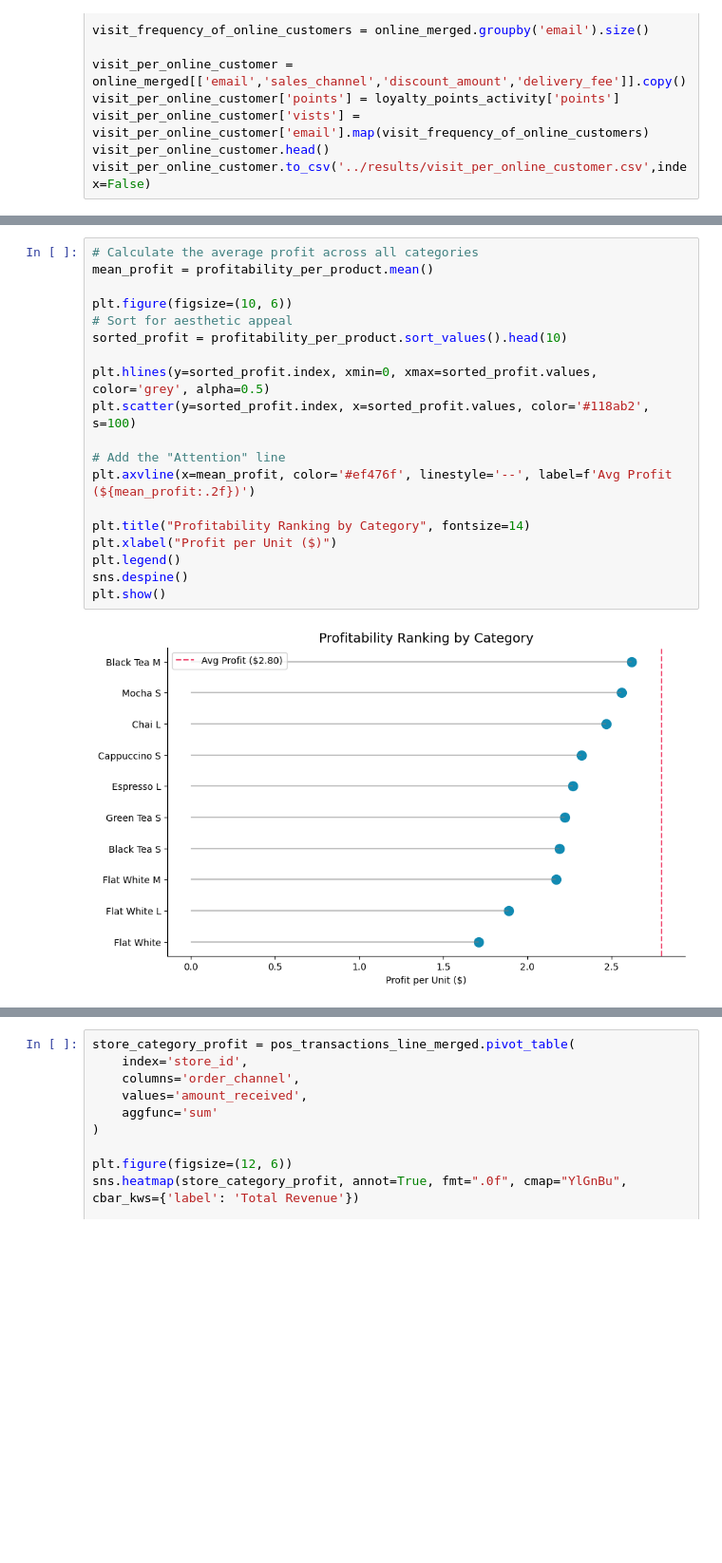
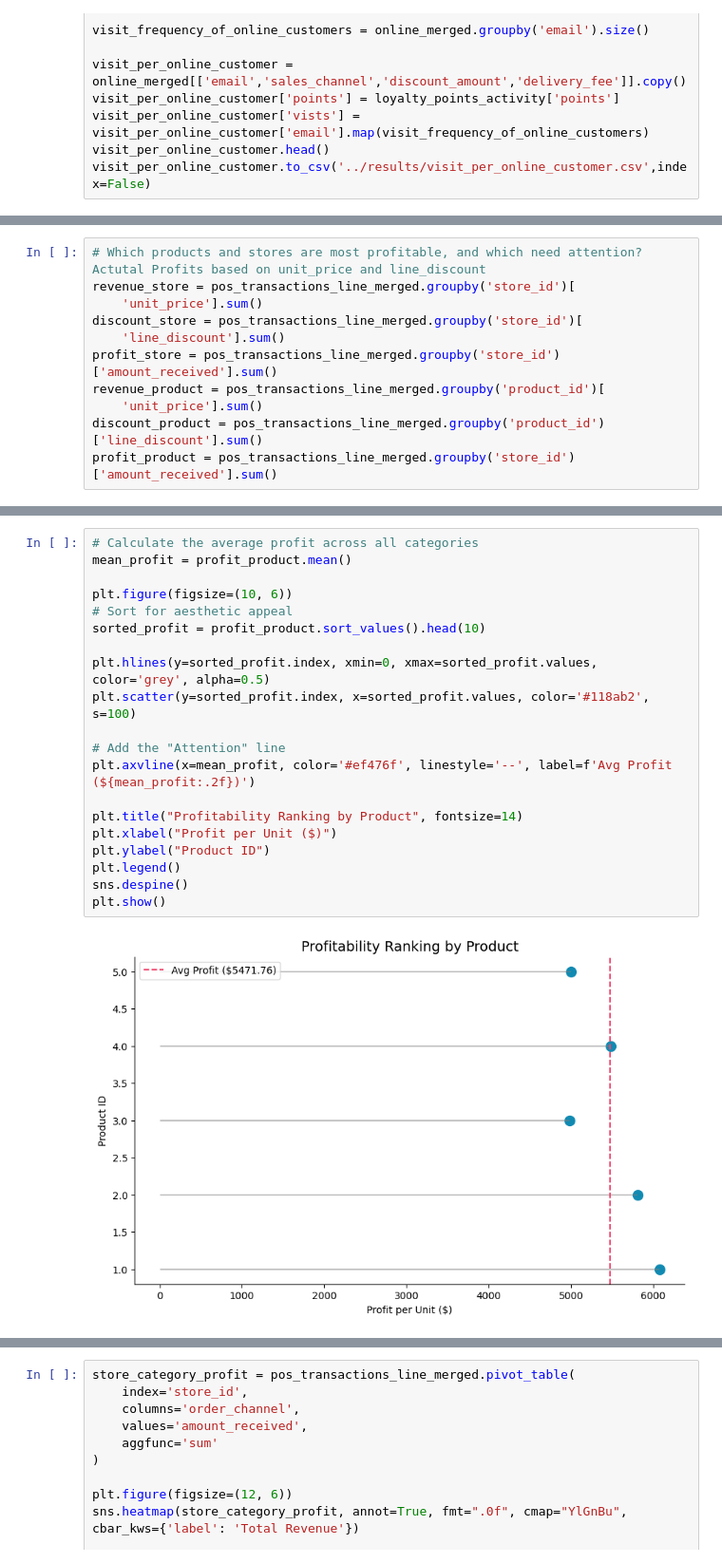
Before and after one commit to KumbiraiShonhiwa/Assignment2, a Jupyter notebook: data_wrangling/Assignment_2.ipynb, the cells around one changed output, grey strips where cells are left out. Shown at 95% size. Saved outputs shown, nothing was run; the diff lists cells and outputs as text; blank space fills up the shorter version.

Commit message:
major changes: update visualisations, utilised line_transaction dataset for questions 2 and 3

```diff
--- a/data_wrangling/Assignment_2.ipynb
+++ b/data_wrangling/Assignment_2.ipynb
@@ -499,0 +554,11 @@ plt.show()
+# %%
+# Which products and stores are most profitable, and which need attention? Actutal Profits based on unit_price and line_discount
+revenue_store = pos_transactions_line_merged.groupby('store_id')[
+    'unit_price'].sum()
+discount_store = pos_transactions_line_merged.groupby('store_id')[
+    'line_discount'].sum()
+profit_store = pos_transactions_line_merged.groupby('store_id')['amount_received'].sum()
+revenue_product = pos_transactions_line_merged.groupby('product_id')[
+    'unit_price'].sum()
+discount_product = pos_transactions_line_merged.groupby('product_id')['line_discount'].sum()
+profit_product = pos_transactions_line_merged.groupby('store_id')['amount_received'].sum()
@@ -500,21 +630,22 @@ plt.show()
 # %%
 # Calculate the average profit across all categories
-mean_profit = profitability_per_product.mean()
+mean_profit = profit_product.mean()
 
 plt.figure(figsize=(10, 6))
 # Sort for aesthetic appeal
-sorted_profit = profitability_per_product.sort_values().head(10)
+sorted_profit = profit_product.sort_values().head(10)
 
 plt.hlines(y=sorted_profit.index, xmin=0, xmax=sorted_profit.values, color='grey', alpha=0.5)
 plt.scatter(y=sorted_profit.index, x=sorted_profit.values, color='#118ab2', s=100)
 
 # Add the "Attention" line
 plt.axvline(x=mean_profit, color='#ef476f', linestyle='--', label=f'Avg Profit (${mean_profit:.2f})')
 
-plt.title("Profitability Ranking by Category", fontsize=14)
+plt.title("Profitability Ranking by Product", fontsize=14)
 plt.xlabel("Profit per Unit ($)")
+plt.ylabel("Product ID")
 plt.legend()
 sns.despine()
 plt.show()
 # %% [output]
-[figure, old version]
+[figure, new version]
```
Also changed, not shown: parts of 47 cells of this notebook, 2 other files.
